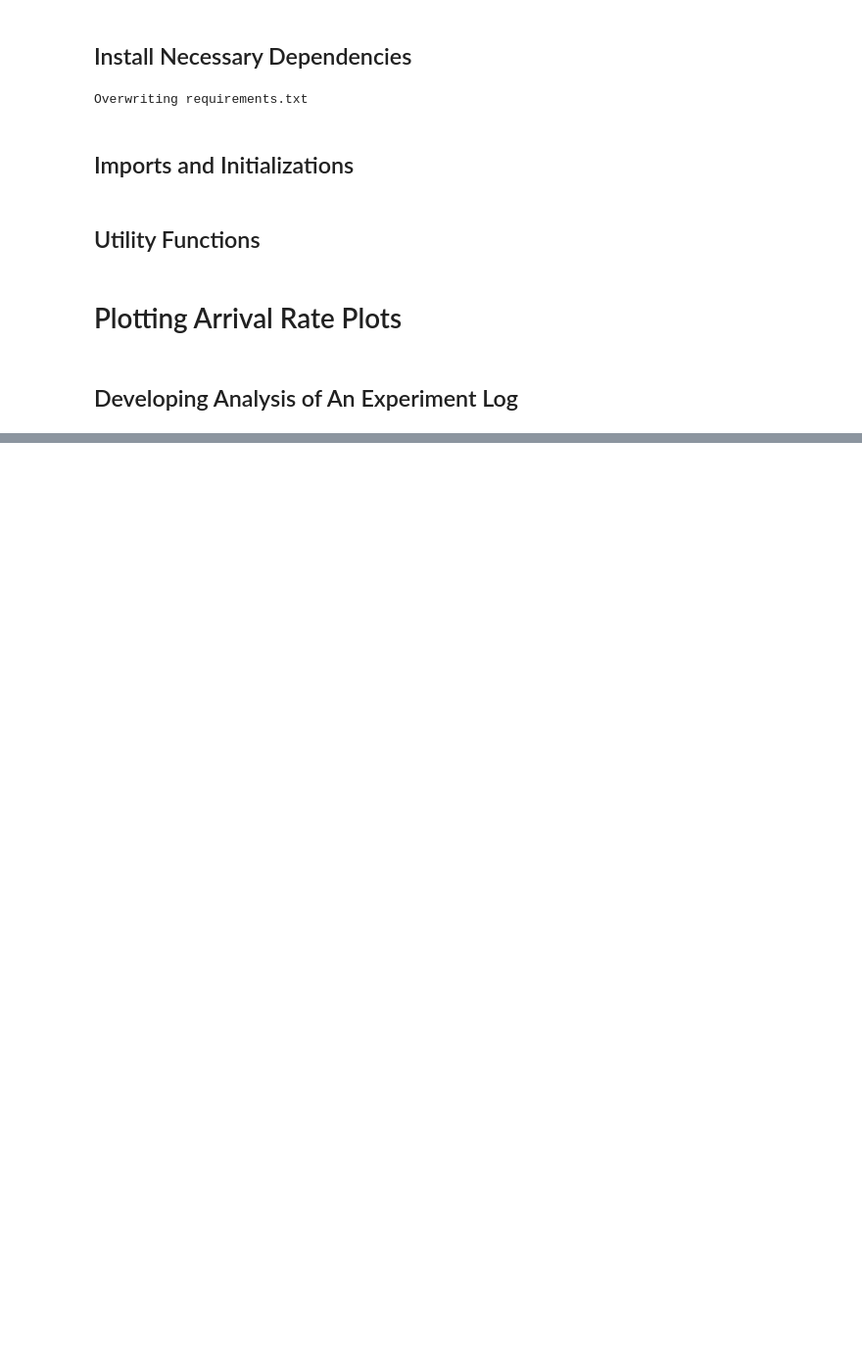
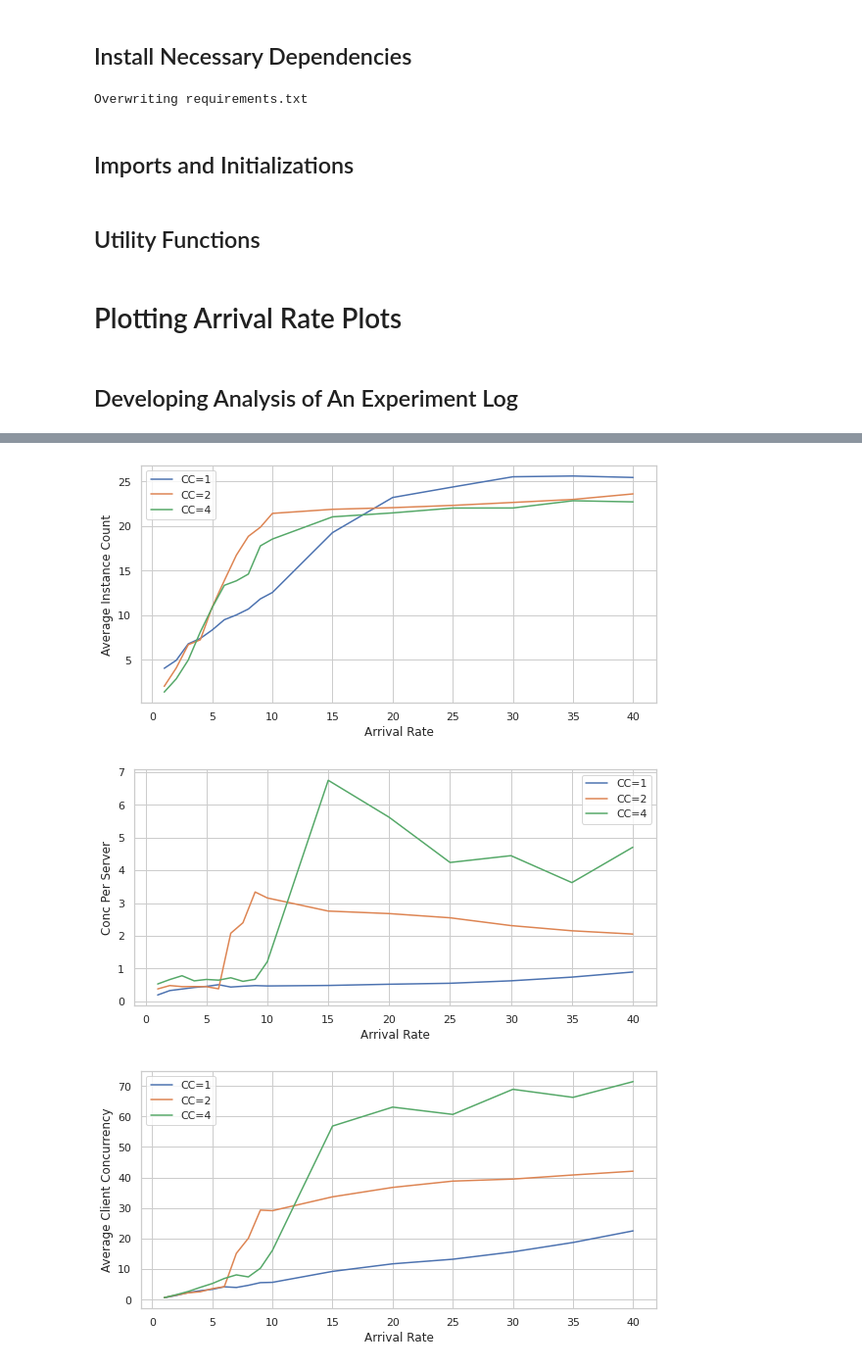
Before and after one commit to pacslab/conc-value-perf-modelling, a Jupyter notebook: experiments/parser/ConcValueExpParser.ipynb, the cells around one changed output, grey strips where cells are left out. Shown at 98% size. Cells and saved outputs as stored; diff of their text form; code cells hidden in the pictures; blank space fills up the shorter version.

```diff
--- a/experiments/parser/ConcValueExpParser.ipynb
+++ b/experiments/parser/ConcValueExpParser.ipynb
@@ -111,5 +131,7 @@ def tmp_fig_save(fig_name):
 # list all results
 csv_file_list = glob.glob(f'{results_folder}*.csv')
 exp_list = list(map(lambda x: x.replace(results_folder, '').replace('.csv',''), csv_file_list))
-print('List of Experiments Analyzing:\n')
-exp_list
+# sort based on experiment name
+exp_list.sort()
+# print('List of Experiments Analyzing:\n')
+# exp_list
@@ -279,0 +362,13 @@ info data:
+# %%
+results_arr = []
+for exp_name in tqdm(exp_list):
+  try:
+    result = parse_experiment_files(exp_name, plot=plot_dl_exp_figs)
+    plt.close('all')
+    results_arr.append(result)
+  except:
+    pass
+
+# parsed data frame
+pdf = pd.DataFrame(data=results_arr)
+pdf.head()
@@ -279,0 +382,40 @@ info data:
+# %%
+def get_sub_pdf(target, limit, util):
+  sub_pdf = pdf.loc[pdf['concurrency_target'] == target]
+  sub_pdf = sub_pdf.loc[sub_pdf['concurrency_limit'] == limit]
+  sub_pdf = sub_pdf.loc[sub_pdf['concurrency_target_utilization'] == util]
+  return sub_pdf
+
+def plot_arrival_rate_vs_col(opts, col_name):
+  sub_pdf = get_sub_pdf(*opts)
+  sub_pdf = sub_pdf.sort_values(by='rps')
+  sub_pdf = sub_pdf.groupby('rps').mean()
+  sub_pdf = sub_pdf.reset_index()
+  label = f"CC={opts[0]}"
+  plt.plot(sub_pdf['rps'], sub_pdf[col_name], label=label)
+
+
+# Configs: target, limit, util
+configs = [(cc, 0, 70) for cc in [1,2,4]]
+# arrival rate vs x plot (xlabel, col_name, file_name)
+arr_rate_plt_configs = [
+  ('Average Instance Count','inst_count_avg','_arr_vs_inst_count'),
+  ('Conc Per Server','client_conc_per_server_avg','_arr_vs_conc_per_server'),
+  ('Average Client Concurrency','client_conc_avg','_arr_vs_client_conc'),
+  ('Average Response Time','resp_time_avg','_arr_vs_resp_time'),
+  ('Average Service Time','service_time_avg','_arr_vs_service_time'),
+]
+
+for plt_config in arr_rate_plt_configs:
+  plt.figure(figsize=(8,4))
+  for config in configs:
+    plot_arrival_rate_vs_col(config, plt_config[1])
+  plt.tight_layout()
+  plt.legend()
+  plt.xlabel('Arrival Rate')
+  plt.ylabel(plt_config[0])
+  tmp_fig_overall_save("_" + exp_name + plt_config[2])
+# %% [output]
+[figure, added]
+[figure, added]
+[figure, added]
```
Also changed, not shown: parts of 12 cells of this notebook.
